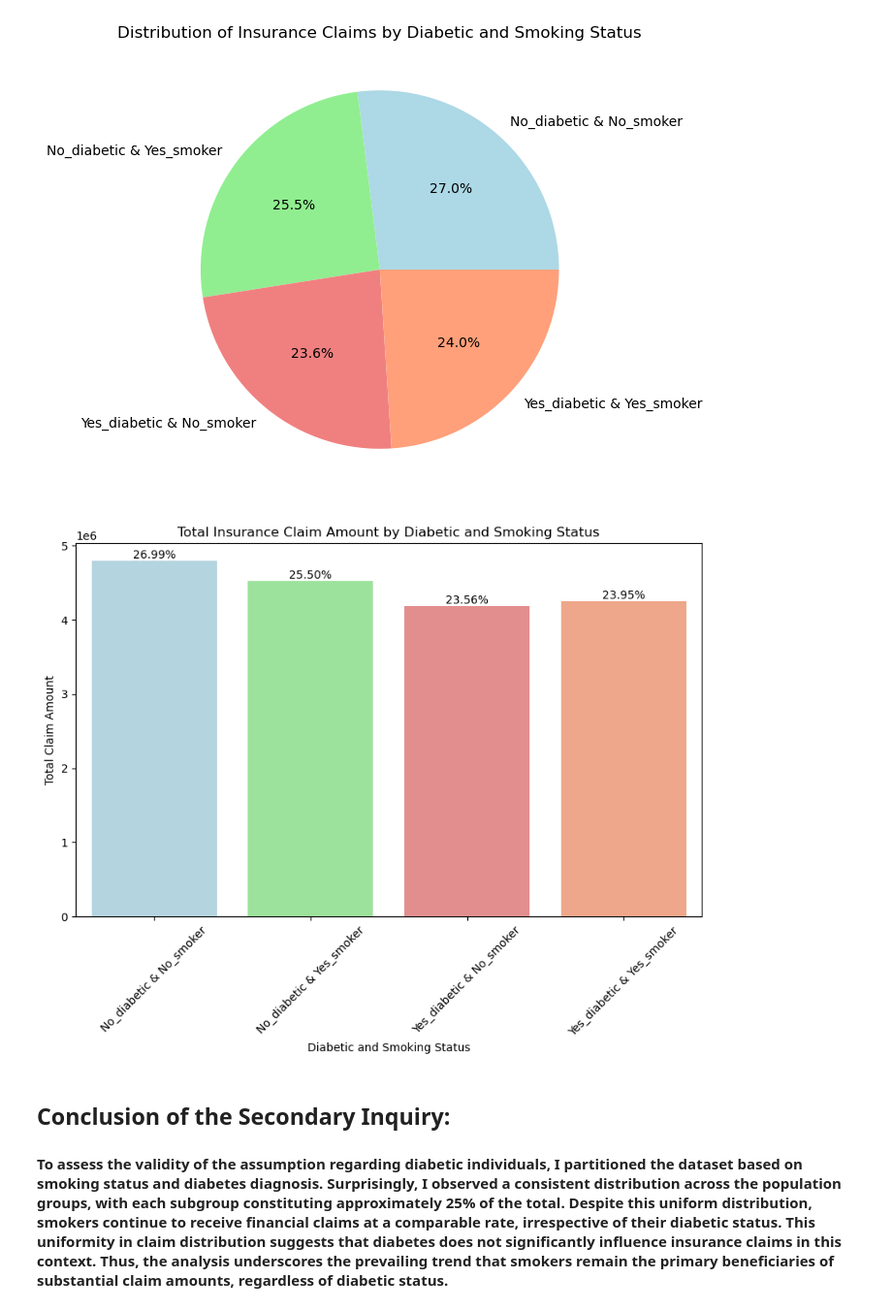
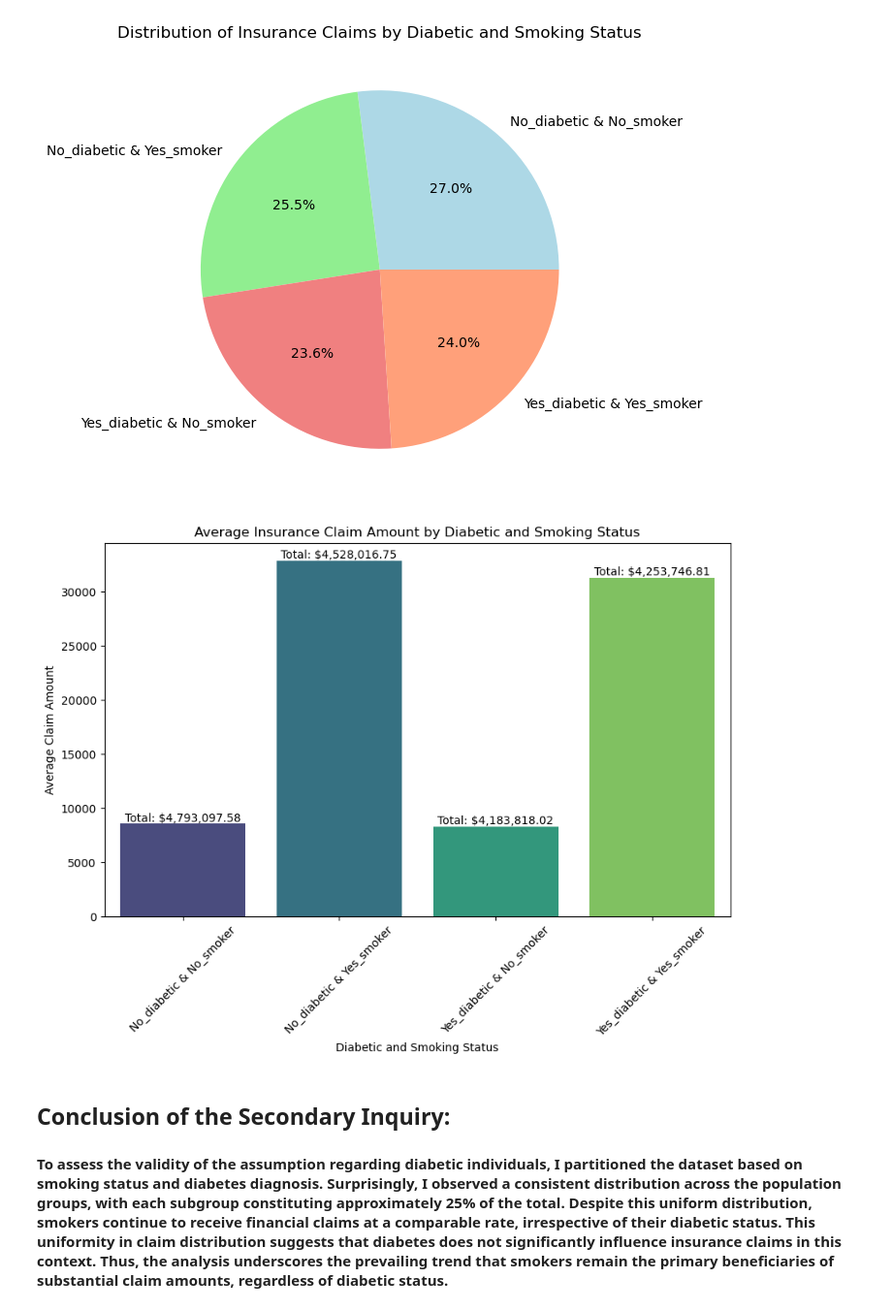
Before and after one commit to ArielZagury/project1, a Jupyter notebook: project 12_Insurance Claim.ipynb, the cells around one changed output. Shown: that part at 97% size. Cells and saved outputs as stored; diff of their text form; code cells hidden in the pictures.

```diff
--- a/project 12_Insurance Claim.ipynb
+++ b/project 12_Insurance Claim.ipynb
@@ -254,24 +254,25 @@ plt.show()
 # %% [output]
 [figure]
 # %%
+plt.figure(figsize=(10, 6))
+
+data['diabetic_smoker'] = data['diabetic'] +'_diabetic'+ ' & ' + data['smoker']+'_smoker'
+
 average_claim_by_diabetic_smoker = data.groupby('diabetic_smoker')['claim'].mean()
 total_claim_by_diabetic_smoker = data.groupby('diabetic_smoker')['claim'].sum()
-total_claims = total_claim_by_diabetic_smoker.sum()
 
-plt.figure(figsize=(10, 6))
-sns.barplot(x=average_claim_by_diabetic_smoker.index, y=total_claim_by_diabetic_smoker.values, palette=colors)
+sns.barplot(x=average_claim_by_diabetic_smoker.index, y=average_claim_by_diabetic_smoker.values, palette='viridis')
 
 for i, v in enumerate(total_claim_by_diabetic_smoker):
-    percentage = (v / total_claims) * 100  # Assuming total_claims is defined somewhere in your code
-    plt.text(i, v, f'{percentage:.2f}%', ha='center', va='bottom')
+    plt.text(i, average_claim_by_diabetic_smoker.values[i], f'Total: ${v:,.2f}', ha='center', va='bottom')
 
-plt.title('Total Insurance Claim Amount by Diabetic and Smoking Status')
+plt.title('Average Insurance Claim Amount by Diabetic and Smoking Status')
 plt.xlabel('Diabetic and Smoking Status')
-plt.ylabel('Total Claim Amount')
+plt.ylabel('Average Claim Amount')
 plt.xticks(rotation=45)
 plt.show()
 # %% [output]
-[figure, old version]
+[figure, new version]
 # %% [markdown]
 ## Conclusion of the Secondary Inquiry:
 #### To assess the validity of the assumption regarding diabetic individuals, I partitioned the dataset based on smoking status and diabetes diagnosis. Surprisingly, I observed a consistent distribution across the population groups, with each subgroup constituting approximately 25% of the total. Despite this uniform distribution, smokers continue to receive financial claims at a comparable rate, irrespective of their diabetic status. This uniformity in claim distribution suggests that diabetes does not significantly influence insurance claims in this context. Thus, the analysis underscores the prevailing trend that smokers remain the primary beneficiaries of substantial claim amounts, regardless of diabetic status.
```
Also changed, not shown: parts of 3 cells of this notebook.
